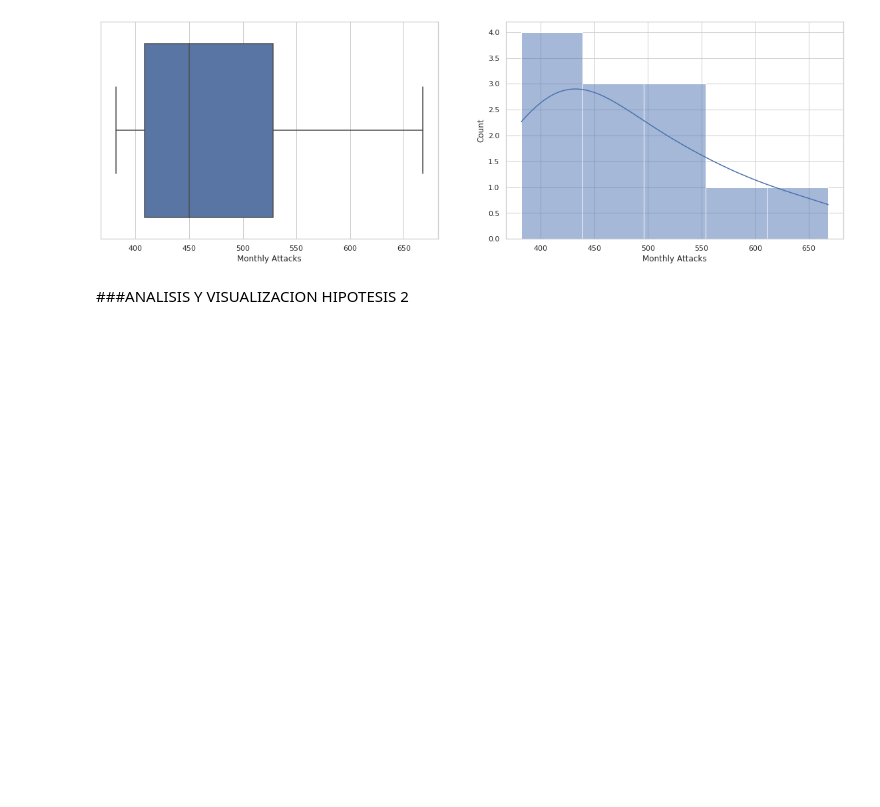
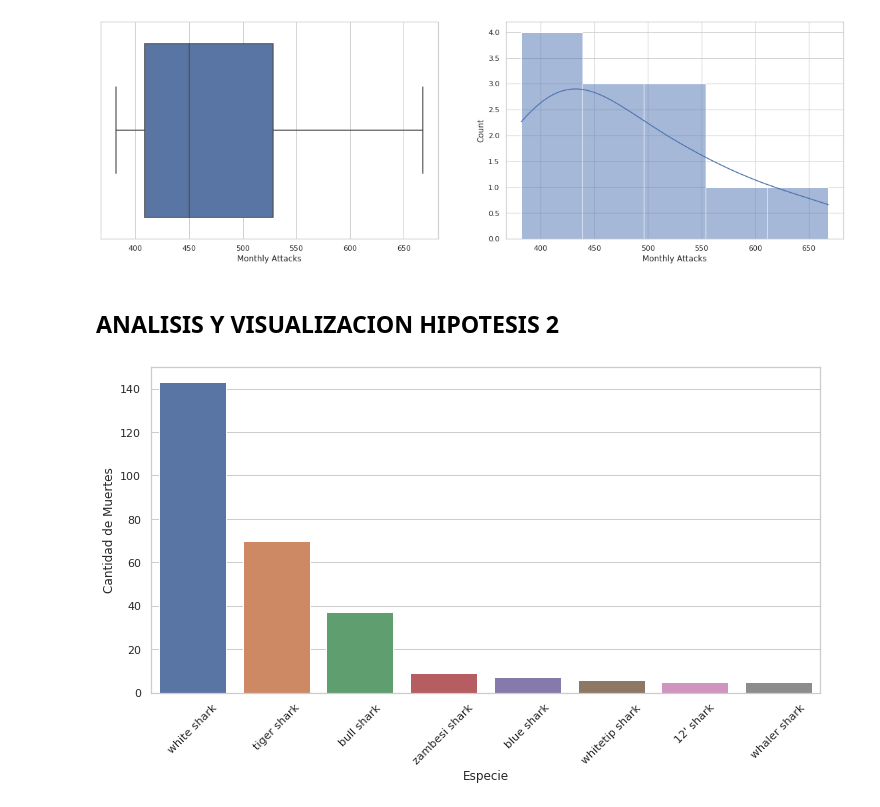
Before and after one commit to JulianTrufero/shark-data-cleaning, a Jupyter notebook: Analisis.ipynb, the cells around one changed output. Saved outputs shown, nothing was run; the diff lists cells and outputs as text; code cells hidden in the pictures; blank space fills up the shorter version.

```diff
--- a/Analisis.ipynb
+++ b/Analisis.ipynb
@@ -45,4 +46,11 @@ sns.histplot(x=ataques_mensuales['Monthly Attacks'], kde=True, ax = ax[1]);
 # %% [output]
 [figure]
 # %% [markdown]
-###ANALISIS Y VISUALIZACION HIPOTESIS 2
+## ANALISIS Y VISUALIZACION HIPOTESIS 2
+# %%
+letal2 = pd.read_csv('/home/julian/Cursos/Ironhack/Proyecto1/shark-data-cleaning/especies-letalidad')
+# %%
+f = sns.barplot(x=letal2.Especie, y=letal2['Cantidad de Muertes'], data=letal2)
+f.tick_params(axis='x', rotation=45);
+# %% [output]
+[figure, added]
```
Also changed, not shown: parts of 7 cells of this notebook, 2 other files.
